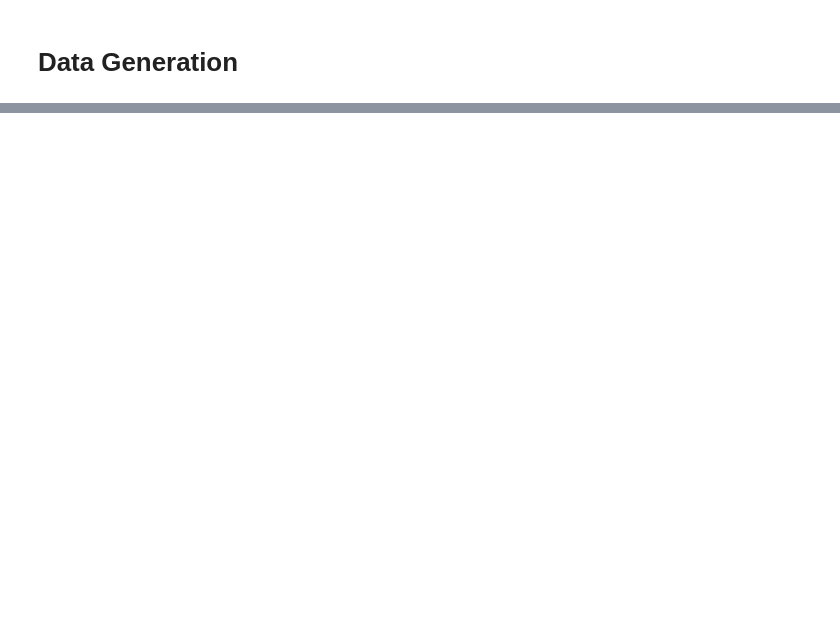
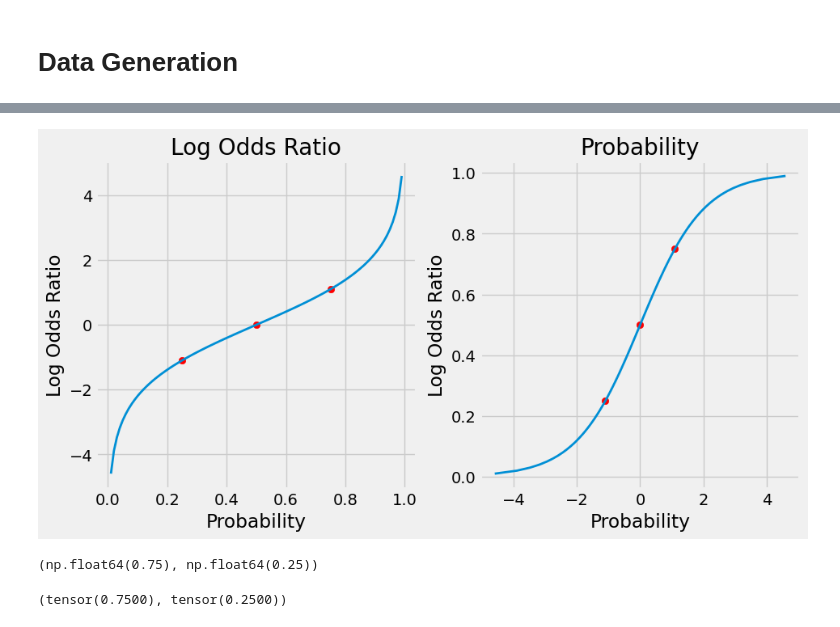
Before and after one commit to Hovohoangduy/pytorch-step-by-step, a Jupyter notebook: chapter03.ipynb, the cells around one changed output, grey strips where cells are left out. Cells and saved outputs as stored; diff of their text form; code cells hidden in the pictures; blank space fills up the shorter version.

```diff
--- a/chapter03.ipynb
+++ b/chapter03.ipynb
@@ -54,0 +116,36 @@ figure1(X_train, y_train, X_val, y_val)
+# %%
+def figure3(prob1):
+    fig, ax = plt.subplots(1, 2, figsize=(10, 5))
+    prob = np.linspace(.01, .99, 99)
+
+    ax[0].plot(prob, log_odds_ratio(prob), linewidth=2)
+    ax[0].set_xlabel('Probability')
+    ax[0].set_ylabel('Log Odds Ratio')
+    ax[0].set_title('Log Odds Ratio')
+    ax[0].scatter([prob1, .5, (1-prob1)], [log_odds_ratio(prob1), log_odds_ratio(.5), log_odds_ratio(1-prob1)], c='r')
+
+    ax[1].plot(log_odds_ratio(prob), prob, linewidth=2)
+    ax[1].set_xlabel('Probability')
+    ax[1].set_ylabel('Log Odds Ratio')
+    ax[1].set_title('Probability')
+    ax[1].scatter([log_odds_ratio(prob1), log_odds_ratio(.5), log_odds_ratio(1-prob1)], [prob1, .5, (1-prob1)], c='r')
+
+    return fig
+# %%
+fig = figure3(p)
+# %% [output]
+[figure, added]
+# %%
+# sigmoid function
+def sigmoid(z):
+    return 1 / (1 + np.exp(-z))
+
+p = .75
+q = 1 - p
+sigmoid(log_odds_ratio(p)), sigmoid(log_odds_ratio(q))
+# %% [output]
+(np.float64(0.75), np.float64(0.25))
+# %%
+torch.sigmoid(torch.tensor(1.0986)), torch.sigmoid(torch.tensor(-1.0986))
+# %% [output]
+(tensor(0.7500), tensor(0.2500))
```
Also changed, not shown: parts of 11 cells of this notebook.
